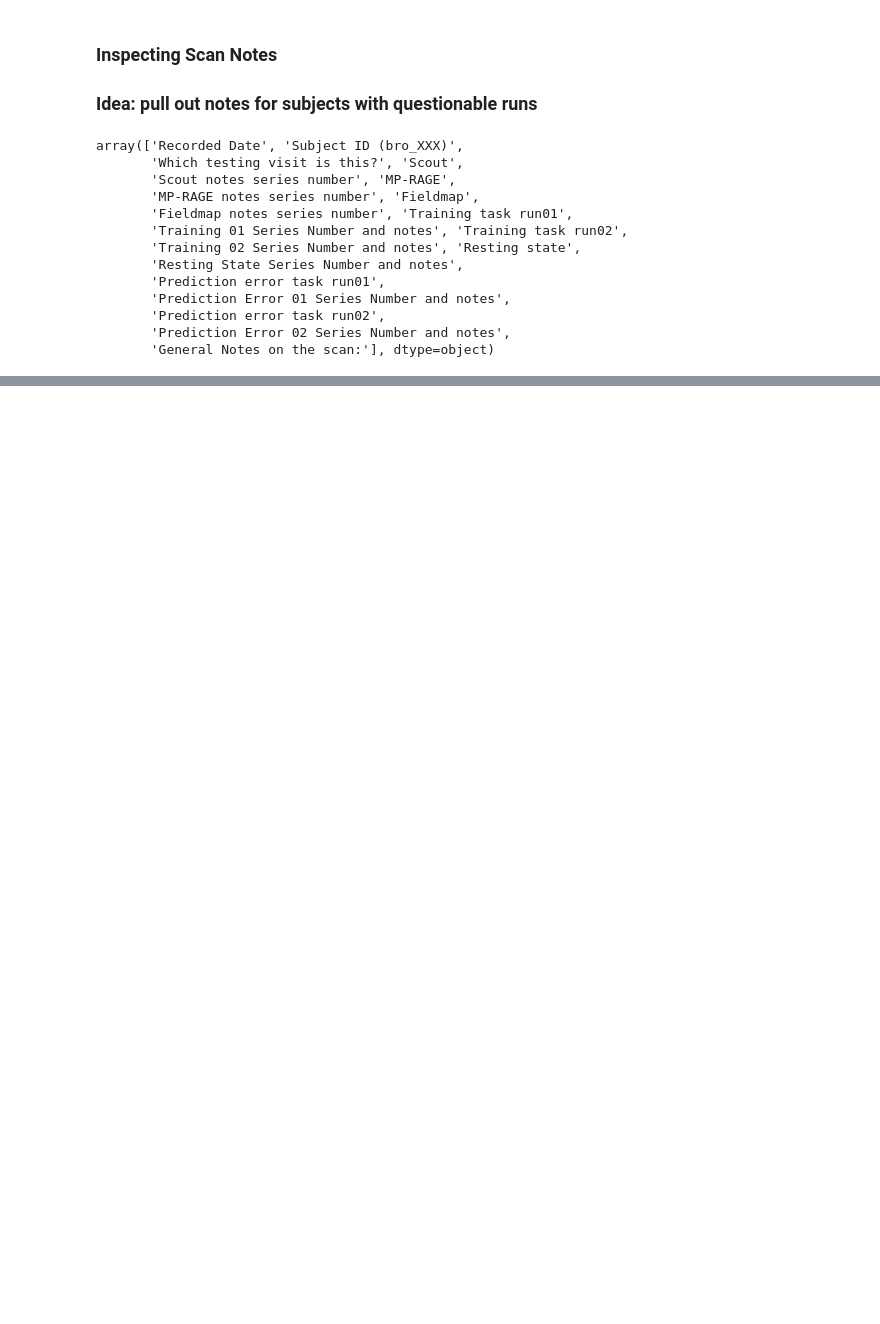
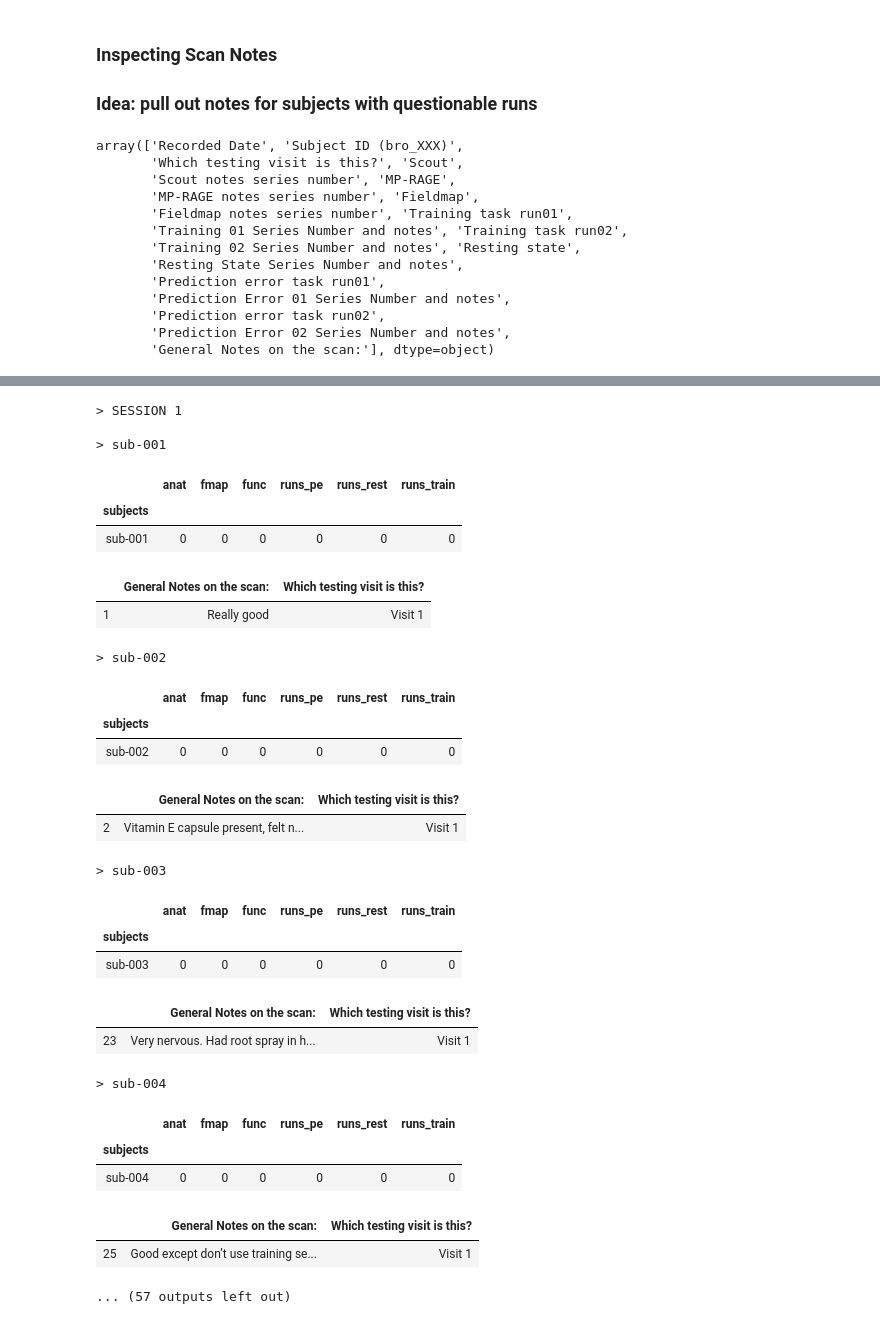
Before and after one commit to niblunc/BRO, a Jupyter notebook: BIDS/qa/bro_bids_inspect.ipynb, the cells around one changed output, grey strips where cells are left out. Saved outputs shown, nothing was run; the diff lists cells and outputs as text; code cells hidden in the pictures; blank space fills up the shorter version.

```diff
--- a/BIDS/qa/bro_bids_inspect.ipynb
+++ b/BIDS/qa/bro_bids_inspect.ipynb
@@ -135,0 +170,54 @@ File:sub-055_ses-1_task-pe_run-2_bold.nii.gz            Volume:192
+# %%
+
+for sess_id in sessions:
+
+
+    if "1" in sess_id:
+        print("\n> SESSION 1\n")s
+        visit="Visit 1"
+    else:
+        print("\n> SESSION 2\n")
+        visit="Visit 2"
+    for csv in ['bro_{}_missing.csv'.format(sess_id), 'bro_{}_partial_missing.csv'.format(sess_id),'bro_{}_found.csv'.format(sess_id) ]:
+        ses_df=pd.read_csv("csvs/"+csv ,sep="\t")
+        ses_df.set_index("Unnamed: 0", inplace=True)
+        ses_df.index.names=["subjects"]
+        if ("missing" or "partial") in csv:
+
+            for sub in ses_df.index.values:
+                print("> {} \n".format(sub))
+                bro_id = sub.replace("sub-", "bro_")
+                ICD.display(ses_df.loc[[sub]])
+                bro_df=scan_notes_df.loc[scan_notes_df['Subject ID (bro_XXX)'] == bro_id]
+                print("\n")
+                ICD.display(bro_df[['General Notes on the scan:', 'Which testing visit is this?']].loc[bro_df['Which testing visit is this?']==visit])
+                #ICD.display(bro_df.sort_values("Which testing visit is this?"))
+                print("\n")
+# %% [output]
+> SESSION 1
+
+> sub-001
+|  | anat | fmap | func | runs_pe | runs_rest | runs_train |
+| subjects |  |  |  |  |  |  |
+| sub-001 | 0 | 0 | 0 | 0 | 0 | 0 |
+|  | General Notes on the scan: | Which testing visit is this? |
+| 1 | Really good | Visit 1 |
+> sub-002
+|  | anat | fmap | func | runs_pe | runs_rest | runs_train |
+| subjects |  |  |  |  |  |  |
+| sub-002 | 0 | 0 | 0 | 0 | 0 | 0 |
+|  | General Notes on the scan: | Which testing visit is this? |
+| 2 | Vitamin E capsule present, felt n... | Visit 1 |
+> sub-003
+|  | anat | fmap | func | runs_pe | runs_rest | runs_train |
+| subjects |  |  |  |  |  |  |
+| sub-003 | 0 | 0 | 0 | 0 | 0 | 0 |
+|  | General Notes on the scan: | Which testing visit is this? |
+| 23 | Very nervous. Had root spray in h... | Visit 1 |
+> sub-004
+|  | anat | fmap | func | runs_pe | runs_rest | runs_train |
+| subjects |  |  |  |  |  |  |
+| sub-004 | 0 | 0 | 0 | 0 | 0 | 0 |
+|  | General Notes on the scan: | Which testing visit is this? |
+| 25 | Good except don’t use training se... | Visit 1 |
+... (57 outputs left out)
```
Also changed, not shown: parts of 16 cells of this notebook, 11 other files.
